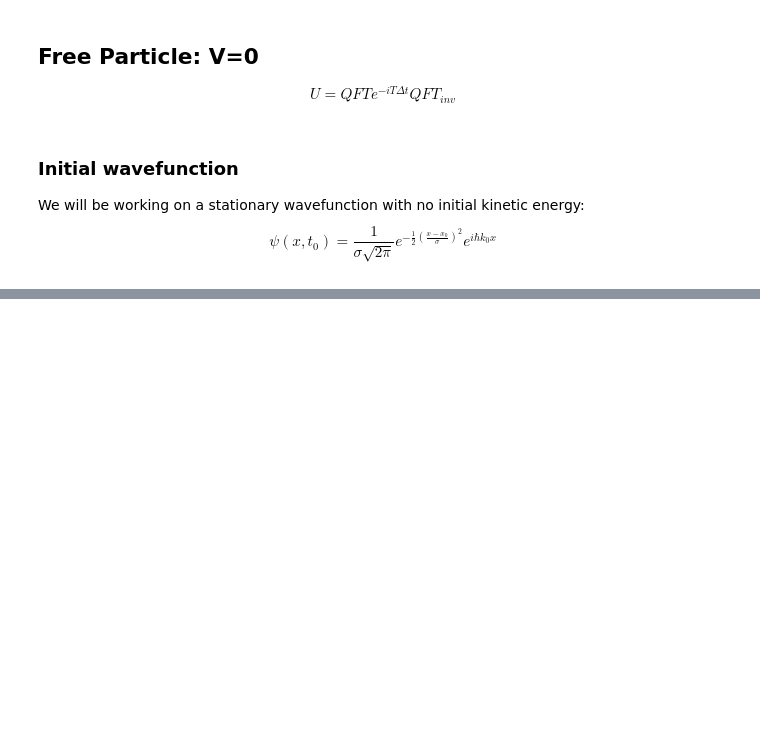
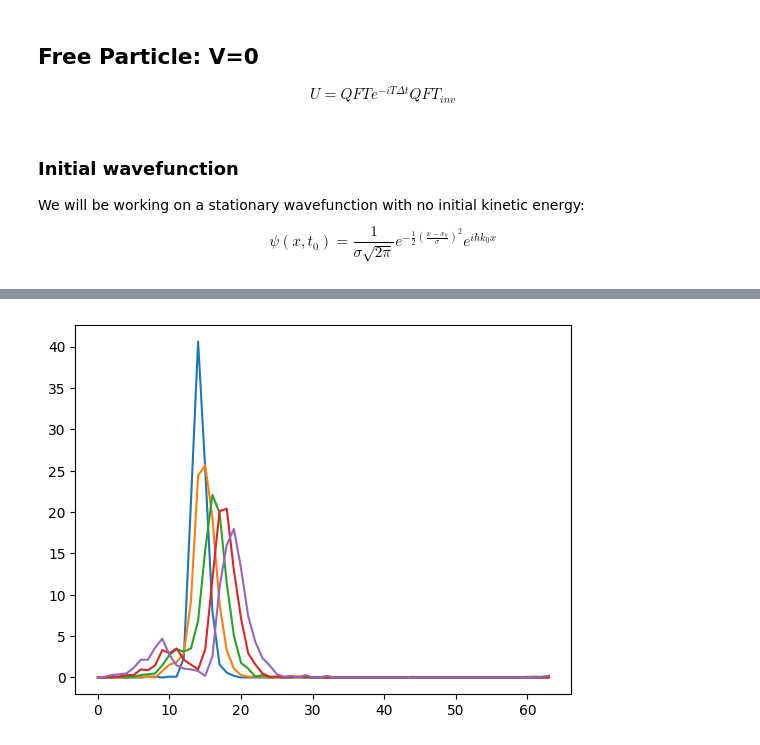
Before and after one commit to namasyh/KU-HamiltonianSim-workshop, a Jupyter notebook: Hamiltonian_simulation_task1.ipynb, the cells around one changed output, grey strips where cells are left out. Saved outputs shown, nothing was run; the diff lists cells and outputs as text; code cells hidden in the pictures; blank space fills up the shorter version.

```diff
--- a/Hamiltonian_simulation_task1.ipynb
+++ b/Hamiltonian_simulation_task1.ipynb
@@ -239,0 +239,4 @@ evolve(iter=10)
+# %%
+evolve(iter=10,wavefunction=forward_wave,plot=True,hist=False)
+# %% [output]
+[figure, added]
```
Also changed, not shown: parts of 8 cells of this notebook.
